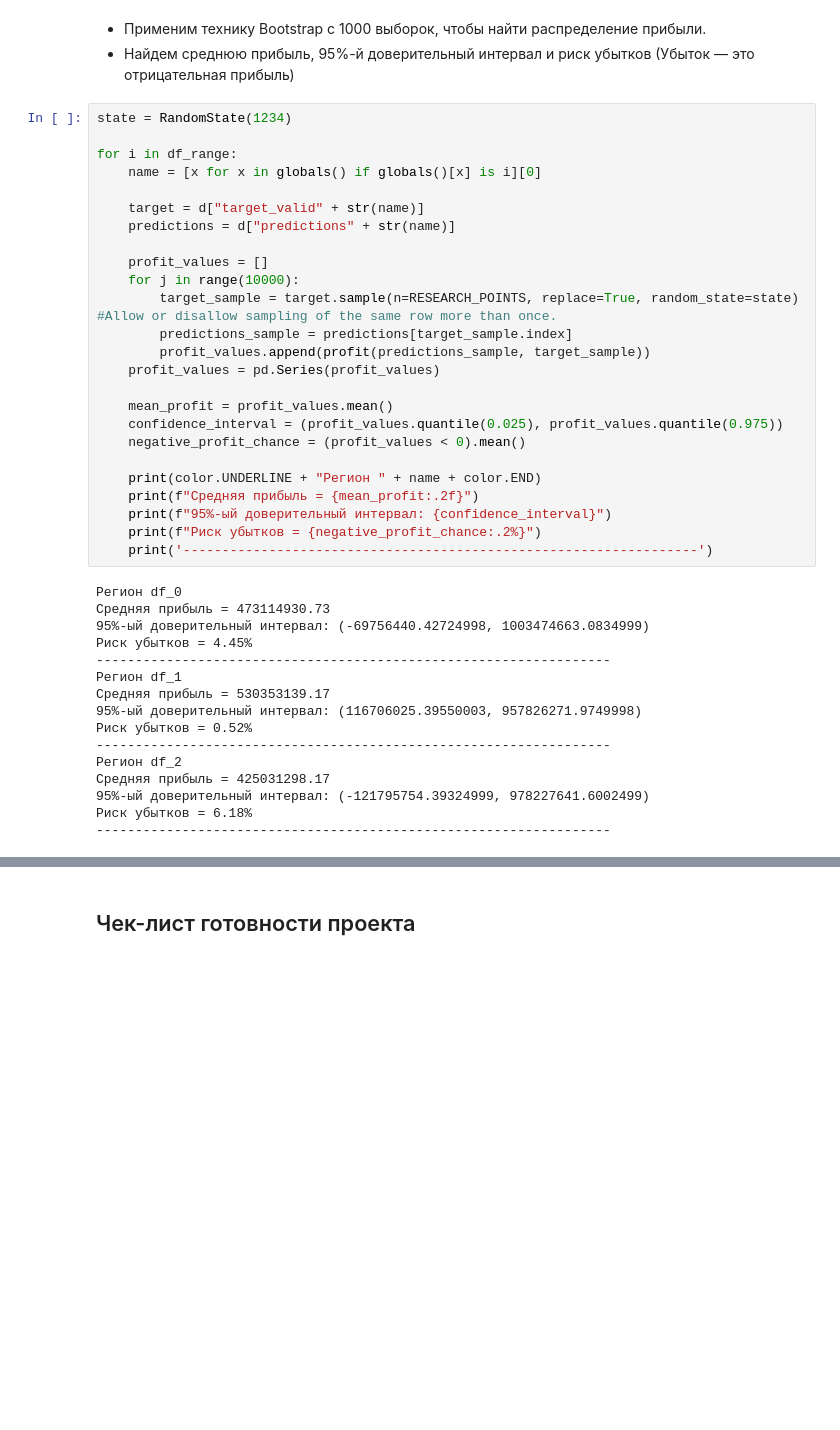
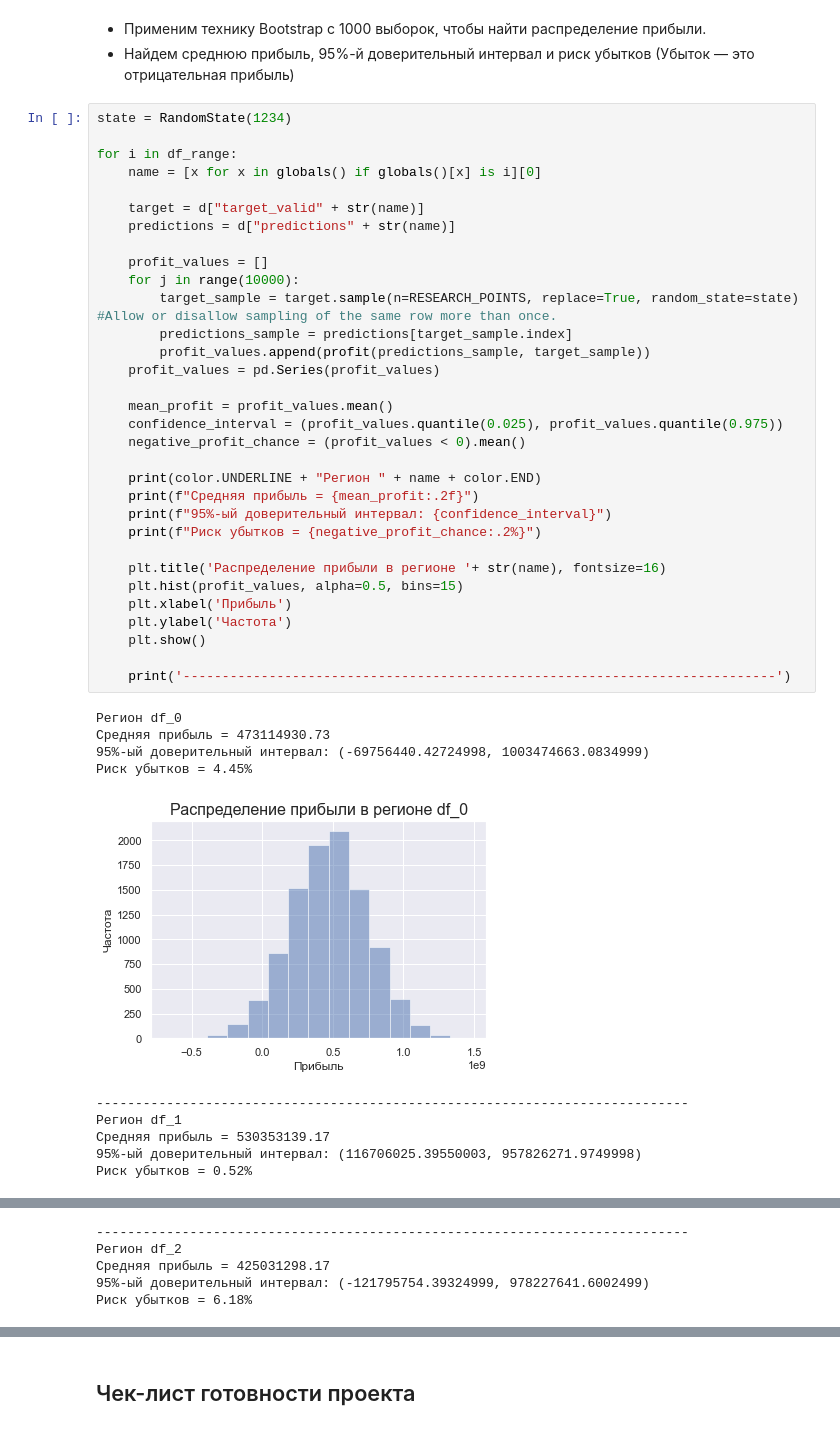
Before and after one commit to Ksyuwish/YandexPracticumDS, a Jupyter notebook: projects/7ds_ML_in_business.ipynb, the cells around one changed output, grey strips where cells are left out. Saved outputs shown, nothing was run; the diff lists cells and outputs as text; blank space fills up the shorter version.

```diff
--- a/projects/7ds_ML_in_business.ipynb
+++ b/projects/7ds_ML_in_business.ipynb
@@ -362,41 +362,43 @@ def profit(predictions, target):
 # %%
 state = RandomState(1234)
 
 for i in df_range:
     name = [x for x in globals() if globals()[x] is i][0]
 
     target = d["target_valid" + str(name)]
     predictions = d["predictions" + str(name)]
 
     profit_values = []
     for j in range(10000):
         target_sample = target.sample(n=RESEARCH_POINTS, replace=True, random_state=state) #Allow or disallow sampling of the same row more than once.
         predictions_sample = predictions[target_sample.index]
         profit_values.append(profit(predictions_sample, target_sample))
     profit_values = pd.Series(profit_values)
 
     mean_profit = profit_values.mean()
     confidence_interval = (profit_values.quantile(0.025), profit_values.quantile(0.975))
     negative_profit_chance = (profit_values < 0).mean()
 
     print(color.UNDERLINE + "Регион " + name + color.END)
     print(f"Средняя прибыль = {mean_profit:.2f}")
     print(f"95%-ый доверительный интервал: {confidence_interval}")
     print(f"Риск убытков = {negative_profit_chance:.2%}")
-    print('------------------------------------------------------------------')
+
+    plt.title('Распределение прибыли в регионе '+ str(name), fontsize=16)
+    plt.hist(profit_values, alpha=0.5, bins=15)
+    plt.xlabel('Прибыль')
+    plt.ylabel('Частота')
+    plt.show()
+
+    print('----------------------------------------------------------------------------')
 # %% [output]
 Регион df_0
 Средняя прибыль = 473114930.73
 95%-ый доверительный интервал: (-69756440.42724998, 1003474663.0834999)
 Риск убытков = 4.45%
-------------------------------------------------------------------
-Регион df_1
-Средняя прибыль = 530353139.17
-95%-ый доверительный интервал: (116706025.39550003, 957826271.9749998)
-Риск убытков = 0.52%
-------------------------------------------------------------------
-Регион df_2
-Средняя прибыль = 425031298.17
-95%-ый доверительный интервал: (-121795754.39324999, 978227641.6002499)
-Риск убытков = 6.18%
-------------------------------------------------------------------
+[figure, added]
+----------------------------------------------------------------------------
+Регион df_1
+Средняя прибыль = 530353139.17
+95%-ый доверительный интервал: (116706025.39550003, 957826271.9749998)
+Риск убытков = 0.52%
@@ -402,0 +406,5 @@ for i in df_range:
+----------------------------------------------------------------------------
+Регион df_2
+Средняя прибыль = 425031298.17
+95%-ый доверительный интервал: (-121795754.39324999, 978227641.6002499)
+Риск убытков = 6.18%
```
Also changed, not shown: parts of 5 cells of this notebook.
